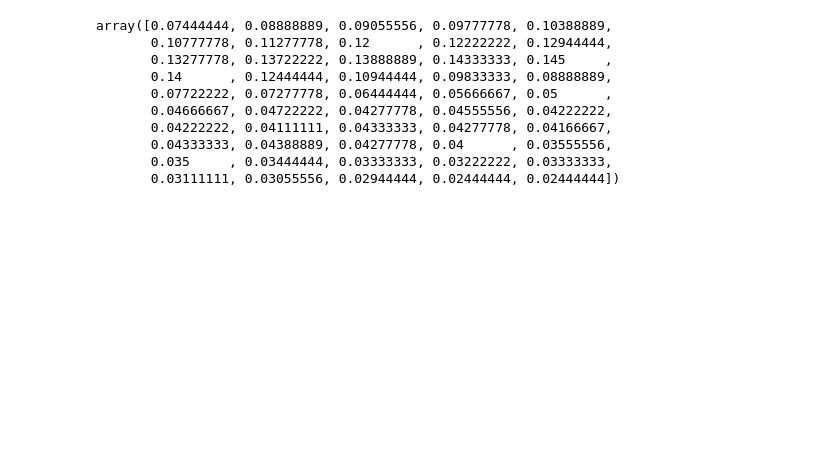
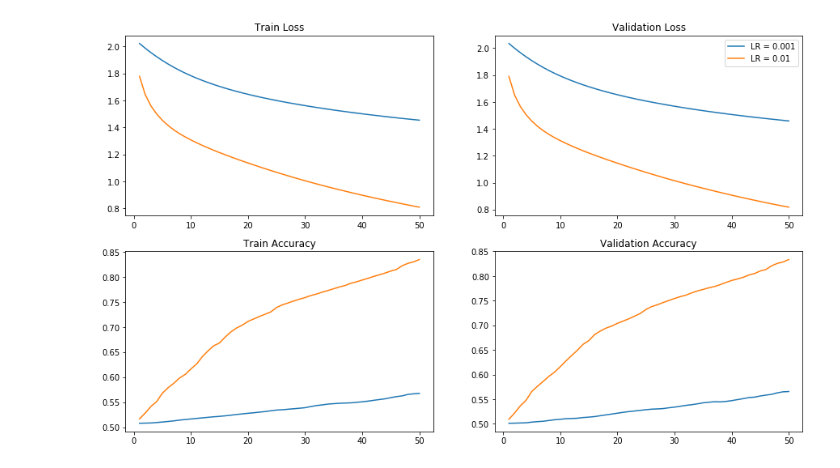
Before and after one commit to krzysztofspalinski/deep-learning-methods, a Jupyter notebook: experiment.ipynb, the cells around one changed output. Saved outputs shown, nothing was run; the diff lists cells and outputs as text; code cells hidden in the pictures; blank space fills up the shorter version.

Commit message:
experiment visualisation

```diff
--- a/experiment.ipynb
+++ b/experiment.ipynb
@@ -31,0 +133,2 @@ X_test = ss.transform(X_test)
+# %%
+output1 = experiments_pipeline(X, y, experiment_dict, num_reps=100)
@@ -41,7 +162,7 @@ val_split = 0.1
 num_epochs=50
 seed=42
 dataset_name="test"
-experiment_name="test"
+experiment_name="LR = 0.01"
 
 experiment_dict = {
     "input_dim" : input_dim,
@@ -133,3 +181,3 @@ def experiments_pipeline(X,
 # %%
-output = experiments_pipeline(X, y, experiment_dict, num_reps=2)
+output2 = experiments_pipeline(X, y, experiment_dict, num_reps=100)
 # %% [output]
@@ -140,15 +201,33 @@ Final loss: 0.294
-# %%
-output['train_accuracy_std']
-# %% [output]
-array([0.07444444, 0.08888889, 0.09055556, 0.09777778, 0.10388889,
-       0.10777778, 0.11277778, 0.12      , 0.12222222, 0.12944444,
-       0.13277778, 0.13722222, 0.13888889, 0.14333333, 0.145     ,
-       0.14      , 0.12444444, 0.10944444, 0.09833333, 0.08888889,
-       0.07722222, 0.07277778, 0.06444444, 0.05666667, 0.05      ,
-       0.04666667, 0.04722222, 0.04277778, 0.04555556, 0.04222222,
-       0.04222222, 0.04111111, 0.04333333, 0.04277778, 0.04166667,
-       0.04333333, 0.04388889, 0.04277778, 0.04      , 0.03555556,
-       0.035     , 0.03444444, 0.03333333, 0.03222222, 0.03333333,
-       0.03111111, 0.03055556, 0.02944444, 0.02444444, 0.02444444])
 # %%
 import matplotlib.pyplot as plt
+# %%
+d = output1
+d1 = output2
+# %%
+fig, a = plt.subplots(2, 2)
+
+#plt.figure(figsize=(21,12))
+
+a[0][0].plot([i+1 for i in range(d['num_epochs'])], d['train_loss_mean'], label = d['experiment_name'])
+a[0][1].plot([i+1 for i in range(d['num_epochs'])], d['valid_loss_mean'], label = d['experiment_name'])
+a[1][0].plot([i+1 for i in range(d['num_epochs'])], d['train_accuracy_mean'], label = d['experiment_name'])
+a[1][1].plot([i+1 for i in range(d['num_epochs'])], d['valid_accuracy_mean'], label = d['experiment_name'])
+
+a[0][0].plot([i+1 for i in range(d1['num_epochs'])], d1['train_loss_mean'], label = d1['experiment_name'])
+a[0][1].plot([i+1 for i in range(d1['num_epochs'])], d1['valid_loss_mean'], label = d1['experiment_name'])
+a[1][0].plot([i+1 for i in range(d1['num_epochs'])], d1['train_accuracy_mean'], label = d1['experiment_name'])
+a[1][1].plot([i+1 for i in range(d1['num_epochs'])], d1['valid_accuracy_mean'], label = d1['experiment_name'])
+
+a[0][1].legend(loc="upper right")
+
+a[0][0].title.set_text('Train Loss')
+a[0][1].title.set_text('Validation Loss')
+a[1][0].title.set_text('Train Accuracy')
+a[1][1].title.set_text('Validation Accuracy')
+
+fig.set_figheight(9)
+fig.set_figwidth(15)
+
+plt.show()
+# %% [output]
+[figure, added]
```
Also changed, not shown: parts of 5 cells of this notebook.
